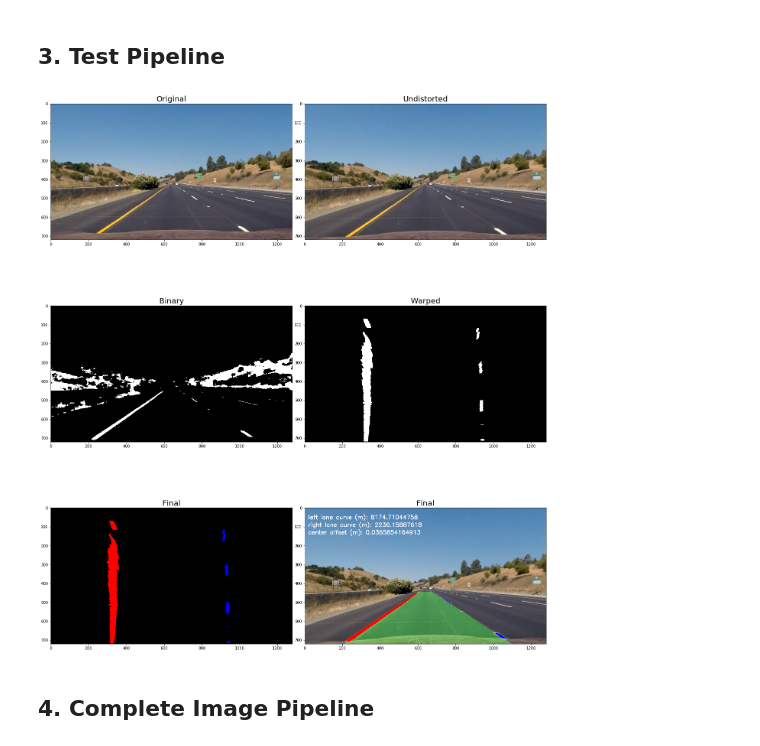
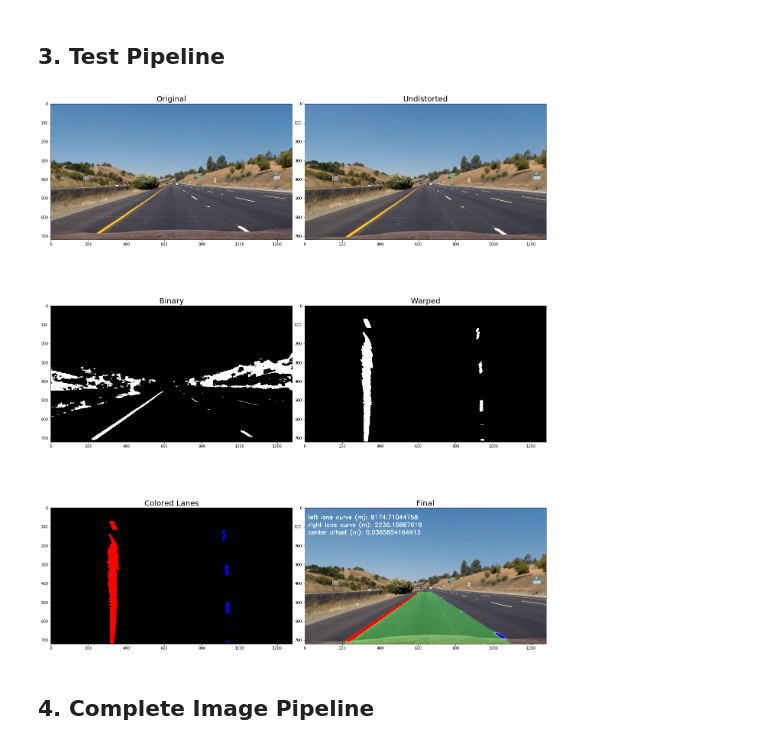
Before and after one commit to omerwase/Advanced-Lane-Detection, a Jupyter notebook: p4_advanced_lane_lines_final.ipynb, the cells around one changed output. Drawn from its saved outputs; the diff is of its cells as text; code cells hidden in the pictures.

```diff
--- a/p4_advanced_lane_lines_final.ipynb
+++ b/p4_advanced_lane_lines_final.ipynb
@@ -234,33 +234,32 @@ def draw_lane(undist, binary_warped, left_fit, right_fit, Minv):
 # %%
 test_image = mpimg.imread('test_images/straight_lines1.jpg')
 undist = undistort_image(test_image)
 binary = final_binary(undist)
 binary_warped = warp_image(binary, M)
 lanes_warped, left_fit, right_fit = window_search(binary_warped)
 final_image = draw_lane(undist, lanes_warped, left_fit, right_fit, Minv)
 
 # Plot the result for x gradient
 f, ((ax1, ax2), (ax3, ax4), (ax5, ax6)) = plt.subplots(3, 2, figsize=(24, 24))
 f.tight_layout()
 
 ax1.imshow(test_image)
 ax1.set_title('Original', fontsize=20)
 ax2.imshow(undist)
 ax2.set_title('Undistorted', fontsize=20)
 
 ax3.imshow(binary, cmap='gray')
 ax3.set_title('Binary', fontsize=20)
 ax4.imshow(binary_warped, cmap='gray')
 ax4.set_title('Warped', fontsize=20)
 
 ax5.imshow(lanes_warped)
-ax5.set_title('Final', fontsize=20)
-#ax6.set_visible(False)
+ax5.set_title('Colored Lanes', fontsize=20)
 ax6.imshow(final_image)
 ax6.set_title('Final', fontsize=20)
 plt.subplots_adjust(left=0., right=0.75, top=0.9, bottom=0.0)
 # %% [output]
-[figure, old version]
+[figure, new version]
 # %% [markdown]
 ## 4. Complete Image Pipeline
 # %%
```
Also changed, not shown: parts of 1 cell of this notebook, 7 other files.
